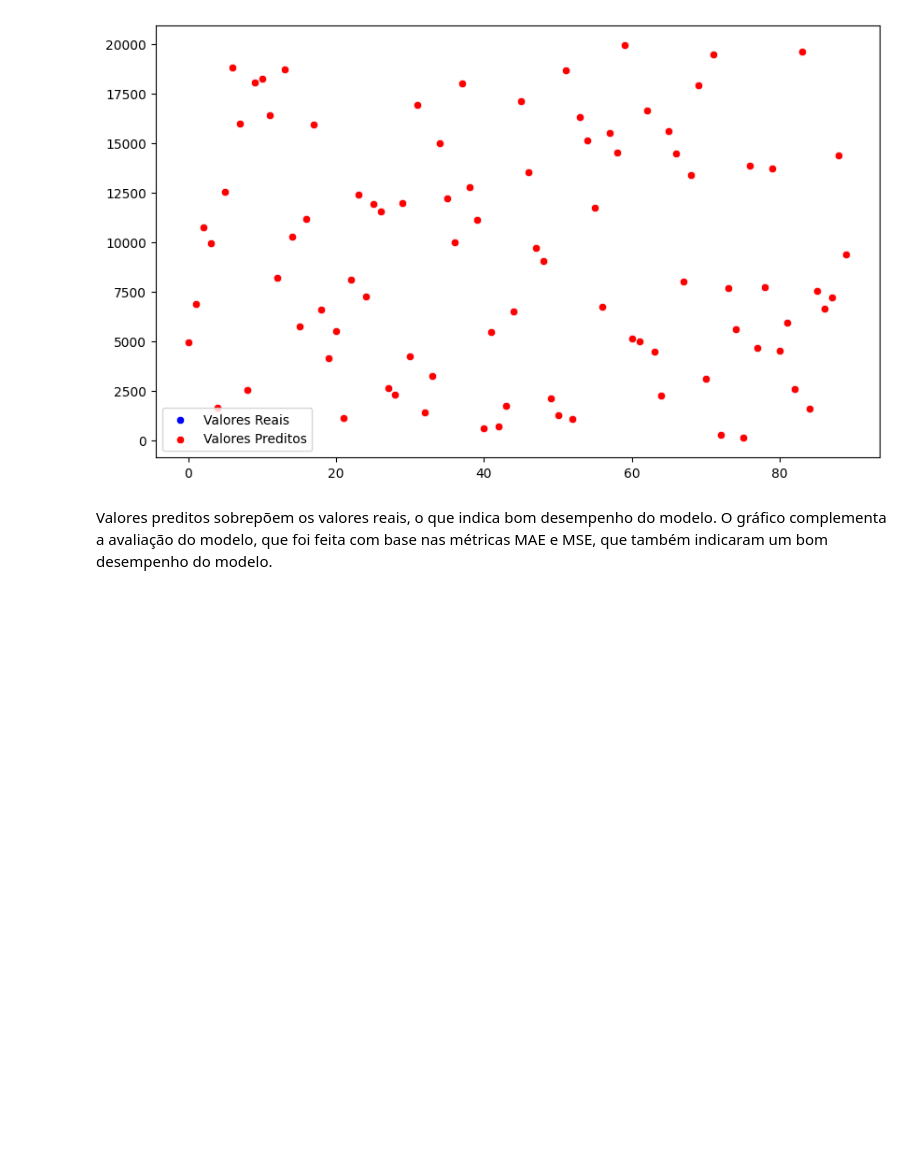
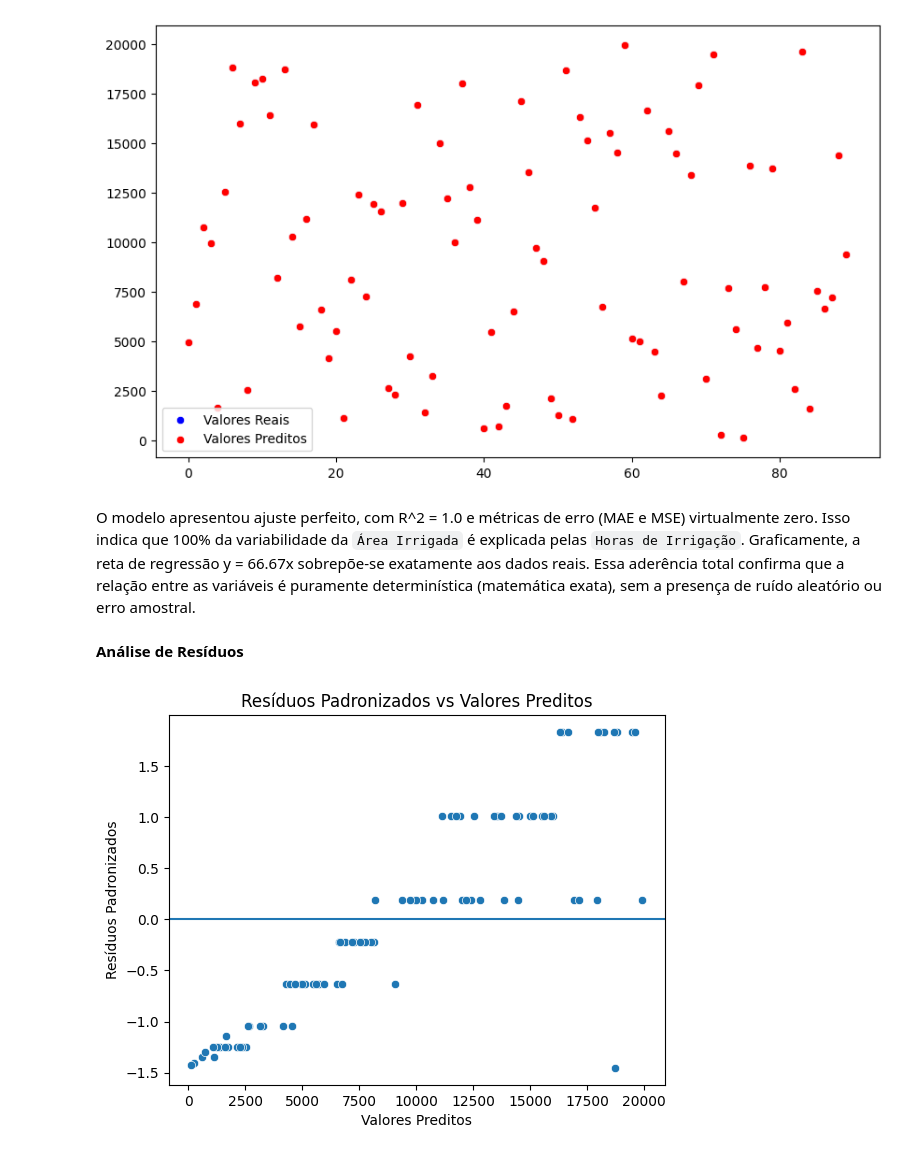
Before and after one commit to ana-ruth-bezerra/modelo_irrigacao, a Jupyter notebook: modelo_irrigacao.ipynb, the cells around one changed output. Cells and saved outputs as stored; diff of their text form; code cells hidden in the pictures; blank space fills up the shorter version.

Commit message:
feat: cálculo e análise de resíduos do modelo
- verificação da normalidade dos resíduos com gráficos e testes estatíticos

```diff
--- a/modelo_irrigacao.ipynb
+++ b/modelo_irrigacao.ipynb
@@ -144,4 +150,30 @@ plt.show();
 # %% [output]
 [figure]
 # %% [markdown]
-Valores preditos sobrepõem os valores reais, o que indica bom desempenho do modelo. O gráfico complementa a avaliação do modelo, que foi feita com base nas métricas MAE e MSE, que também indicaram um bom desempenho do modelo.
+O modelo apresentou ajuste perfeito, com R^2 = 1.0 e métricas de erro (MAE e MSE) virtualmente zero. Isso indica que 100% da variabilidade da `Área Irrigada` é explicada pelas `Horas de Irrigação`. Graficamente, a reta de regressão y = 66.67x sobrepõe-se exatamente aos dados reais. Essa aderência total confirma que a relação entre as variáveis é puramente determinística (matemática exata), sem a presença de ruído aleatório ou erro amostral.
+# %% [markdown]
+**Análise de Resíduos**
+# %%
+# Calcular resíduos
+residuos = y_test - y_pred
+# %%
+# Calcular os resíduos padronizados (standardization)
+# Para cada elemento de um conjunto (X - media) / desvio padrão
+from scipy.stats import zscore
+residuos_std = zscore(residuos)
+# %%
+# Verificar linearidade do modelo
+# Se os resíduos estiverem entre -2 e 2 (na escala padronizada), o modelo é linear
+
+# Verificar homogeneidade das variâncias (homoscedasticidade)
+# Se os valores ficam em torno da reta, temos homoscedasticidade.
+# Se os resíduos se afastarem da reta, temos heteroscedasticidade.
+
+sns.scatterplot(x=y_pred.reshape(-1), y=residuos_std.reshape(-1));
+plt.axhline(y=0);
+plt.xlabel('Valores Preditos')
+plt.ylabel('Resíduos Padronizados')
+plt.title('Resíduos Padronizados vs Valores Preditos')
+plt.show()
+# %% [output]
+[figure, added]
```
Also changed, not shown: parts of 8 cells of this notebook.
